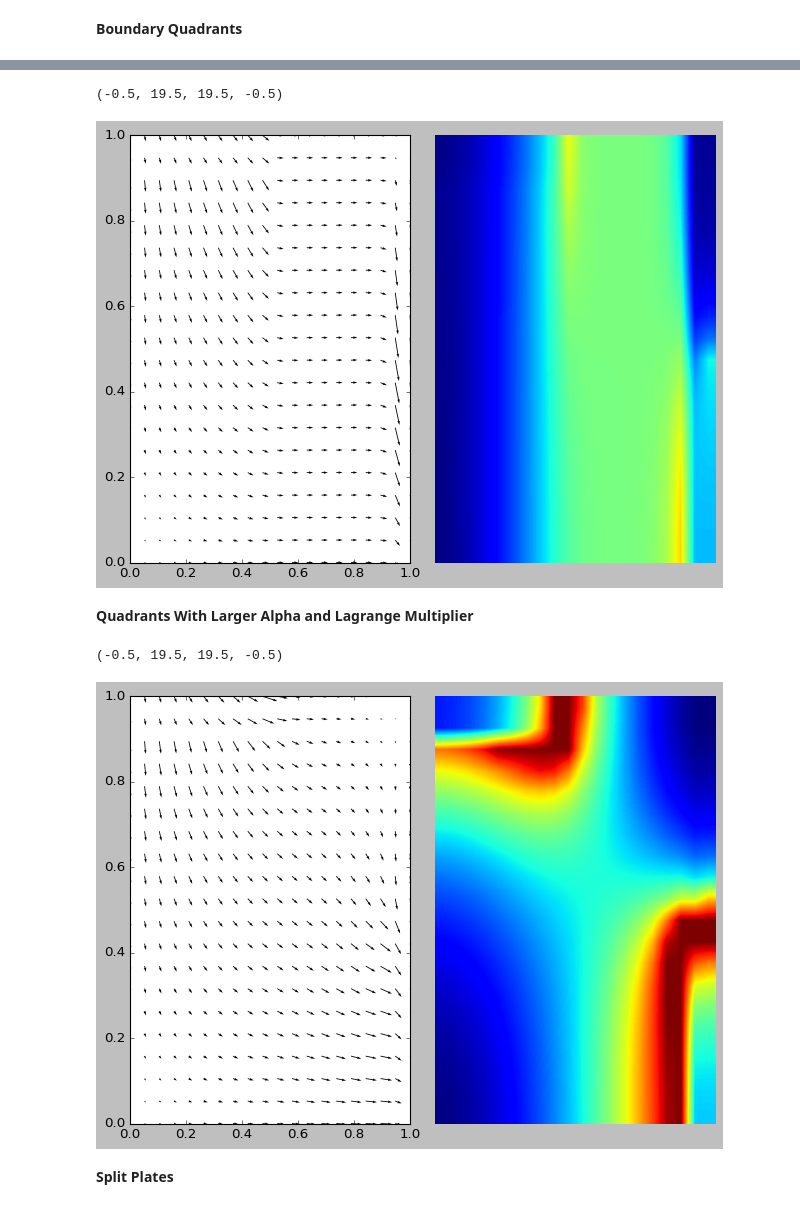
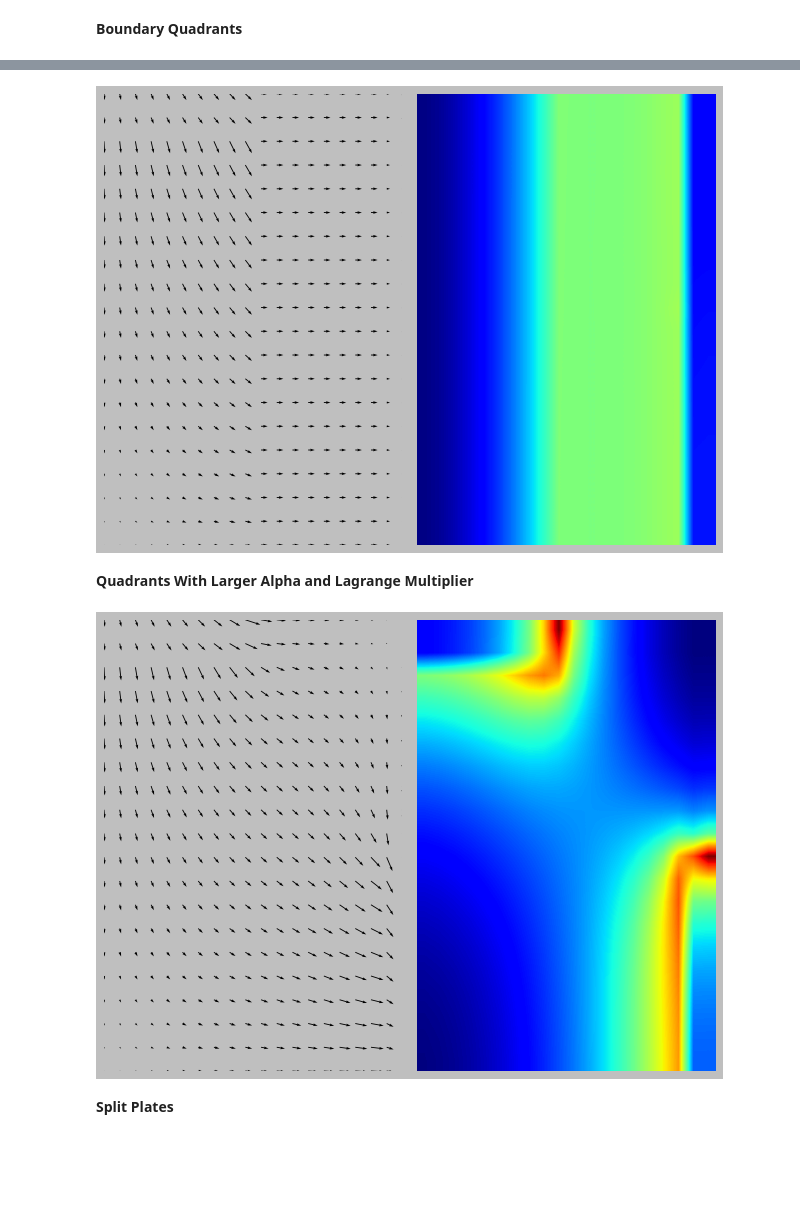
Before and after one commit to JustinBakerMath/homogenize, a Jupyter notebook: doc/Homogenization.ipynb, the cells around one changed output, grey strips where cells are left out. Drawn from its saved outputs; the diff is of its cells as text; code cells hidden in the pictures; blank space fills up the shorter version.

```diff
--- a/doc/Homogenization.ipynb
+++ b/doc/Homogenization.ipynb
@@ -160,28 +161,30 @@ prob.iterate(20)
 plt.figure(tight_layout=True)
 plt.subplot(121)
 plt.quiver(prob.xx,prob.yy,prob.ADu.T[0],prob.ADu.T[1])
+plt.axis('off')
 plt.subplot(122)
 plt.imshow(prob.theta.reshape(prob.domain_shape)[::-1],vmin=0,vmax=1,aspect='auto')
 plt.axis('off')
+plt.savefig('../out/example2_constrained.pdf')
 # %% [output]
-(-0.5, 19.5, 19.5, -0.5)
-[figure, old version]
+[figure, new version]
 # %% [markdown]
 **Quadrants With Larger Alpha and Lagrange Multiplier**
 # %%
-options={'lv':5,'alpha':.4,'beta':1}
+options={'lv':5,'alpha':.5,'beta':1}
 prob = design2D(x,y,f,options)
 prob.iterate(200)
 # %%
 plt.figure(tight_layout=True)
 plt.subplot(121)
 plt.quiver(prob.xx,prob.yy,prob.ADu.T[0],prob.ADu.T[1])
+plt.axis('off')
 plt.subplot(122)
 plt.imshow(prob.theta.reshape(prob.domain_shape)[::-1],vmin=0,vmax=1,aspect='auto')
 plt.axis('off')
+plt.savefig('../out/example1_dispersed.pdf')
 # %% [output]
-(-0.5, 19.5, 19.5, -0.5)
-[figure, old version]
+[figure, new version]
 # %% [markdown]
 **Split Plates**
 # %%
```
Also changed, not shown: parts of 4 cells of this notebook, 3 other files.
